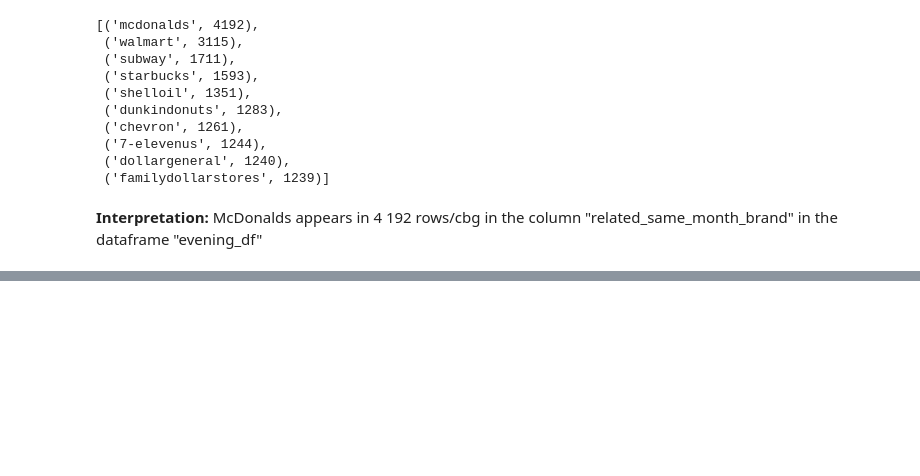
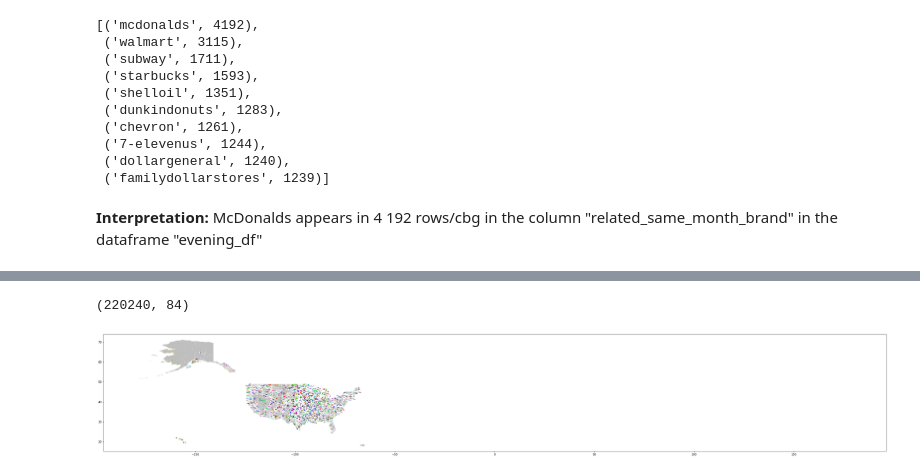
Before and after one commit to Crosita/Capstone-Project-1, a Jupyter notebook: EDA_Capstone_1.ipynb, the cells around one changed output, grey strips where cells are left out. Saved outputs shown, nothing was run; the diff lists cells and outputs as text; code cells hidden in the pictures; blank space fills up the shorter version.

```diff
--- a/EDA_Capstone_1.ipynb
+++ b/EDA_Capstone_1.ipynb
@@ -766,0 +875,4 @@ brands_10_evening_month
+# %%
+space = np.arange(test.shape[0])#array with numbers from 0 to the number of cbgs
+labels = np.asarray(clust.labels_)# cluster to which the data point belongs (has the same length and index that the main dataset)
+test1['Cluster'] = labels #Add the cluster labels to the dataset with all values
@@ -766,0 +911,4 @@ brands_10_evening_month
+# %%
+common3.shape
+# %% [output]
+(220240, 84)
@@ -766,0 +922,32 @@ brands_10_evening_month
+# %%
+def generate_colors(num):
+    """This function returns a random list of colors. It is useful to plot hundreds of cbgs and make sure they
+        are distinguishable from each other"""
+    return ["#"+''.join([random.choice('0123456789ABCDEF') for j in range(6)]) for i in range(num)]
+# %%
+def gen_colors_list(num):
+    """Makes a color list calling to generate_colors() and then adding  white color to the beginning of the list"""
+    colors_list = list()
+    cbgs = list(test1['Cluster'])
+    colors  = ['#FFFFFF'] + generate_colors(num - 1)# FFFFFF is white, and it will always be the color of noise
+    for cbg in cbgs:
+        if cbg == -1:
+            colors_list.append(colors[0])
+        else:
+            colors_list.append(colors[cbg+1])
+    return colors_list
+# %%
+def plot_clustered_cbgs_in_map(geo_data,dot_size):
+    """This method provides an easy way to plot the cbgs, the first arg is the number of cbgs, the the column (visitors per day, per week, etc), dot_size is the radio of the plotted dots"""
+    cbgs_list = geo_data
+    figure, ax = plt.subplots(figsize  = (50,30))
+    us_map.plot(ax = ax, alpha = 0.5, color = "grey")#Plots US map
+    clusters =  list(np.unique(test1['Cluster']))#Gets all unique clusters to create the colors list
+    colors = gen_colors_list(len(clusters))#Create the color list
+
+    #Plots the clustered cbgs over the make,  each cluster with a given color
+    cbgs_list.plot(ax = ax, markersize = dot_size, color = colors, marker = "o", label = "census block group")
+# %%
+plot_clustered_cbgs_in_map(test1,1)
+# %% [output]
+[figure, added]
```
Also changed, not shown: parts of 133 cells of this notebook.
